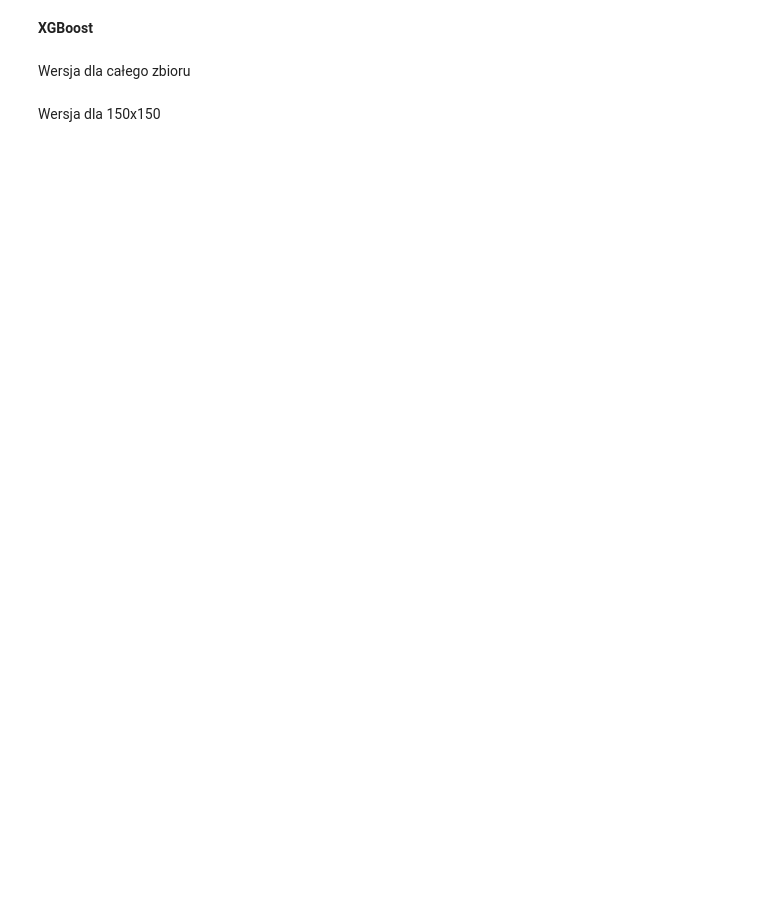
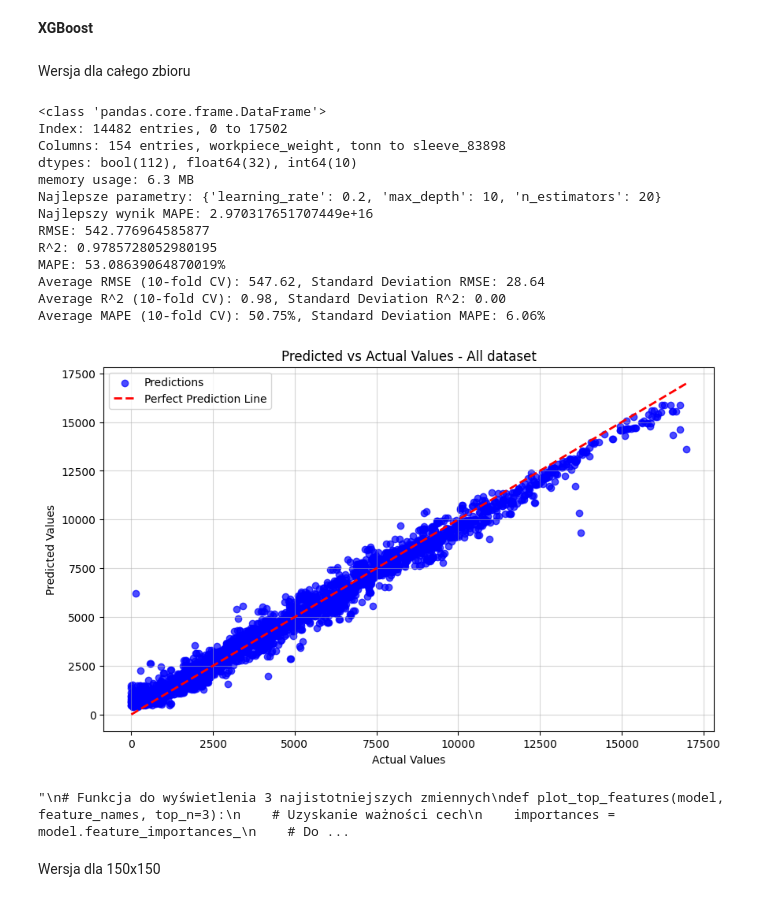
Before and after one commit to marus03/Engineer-s-Thesis, a Jupyter notebook: Untitled.ipynb, the cells around one changed output. Saved outputs shown, nothing was run; the diff lists cells and outputs as text; code cells hidden in the pictures; blank space fills up the shorter version.

```diff
--- a/Untitled.ipynb
+++ b/Untitled.ipynb
@@ -878,7 +914,7 @@ model = XGBRegressor(objective='reg:squarederror', random_state=42)
 
 # Parametry do przetestowania w GridSearch dla wybranego modelu (tutaj XGBoost)
 param_grid = {
-    'n_estimators': [100, 200],
+    'n_estimators': [10, 20],
     'max_depth': [3, 5, 10],
     'learning_rate': [0.01, 0.1, 0.2]
 }
@@ -940,33 +976,51 @@ plt.ylabel("Predicted Values")
 plt.legend()
 plt.grid(alpha=0.5)
 
 # Display plot
 plt.show()
 
+"""
 # Wyznaczanie 3 najważniejszych zmiennych wpływających na wynik
 feature_importances = tree_model.feature_importances_
 important_features = pd.DataFrame({
     'Feature': X.columns,
     'Importance': feature_importances
 }).sort_values(by='Importance', ascending=False)
 
 # Wyświetlanie trzech najważniejszych zmiennych
 print("Top 3 most important features:")
 print(important_features.head(3))
+"""
 
 """
 # Funkcja do wyświetlenia 3 najistotniejszych zmiennych
 def plot_top_features(model, feature_names, top_n=3):
     # Uzyskanie ważności cech
     importances = model.feature_importances_
     # Dopasowanie do nazw cech
     feature_importance_df = pd.DataFrame({
         'Feature': feature_names,
         'Importance': importances
     })
     # Sortowanie według ważności
     top_features = feature_importance_df.sort_values(by='Importance', ascending=False).head(top_n)
 """
+# %% [output]
+<class 'pandas.core.frame.DataFrame'>
+Index: 14482 entries, 0 to 17502
+Columns: 154 entries, workpiece_weight, tonn to sleeve_83898
+dtypes: bool(112), float64(32), int64(10)
+memory usage: 6.3 MB
+Najlepsze parametry: {'learning_rate': 0.2, 'max_depth': 10, 'n_estimators': 20}
+Najlepszy wynik MAPE: 2.970317651707449e+16
+RMSE: 542.776964585877
+R^2: 0.9785728052980195
+MAPE: 53.08639064870019%
+Average RMSE (10-fold CV): 547.62, Standard Deviation RMSE: 28.64
+Average R^2 (10-fold CV): 0.98, Standard Deviation R^2: 0.00
+Average MAPE (10-fold CV): 50.75%, Standard Deviation MAPE: 6.06%
+[figure, added]
+"\n# Funkcja do wyświetlenia 3 najistotniejszych zmiennych\ndef plot_top_features(model, feature_names, top_n=3):\n    # Uzyskanie ważności cech\n    importances = model.feature_importances_\n    # Do ...
 # %% [markdown]
 Wersja dla 150x150
 # %%
```
Also changed, not shown: parts of 8 cells of this notebook.
